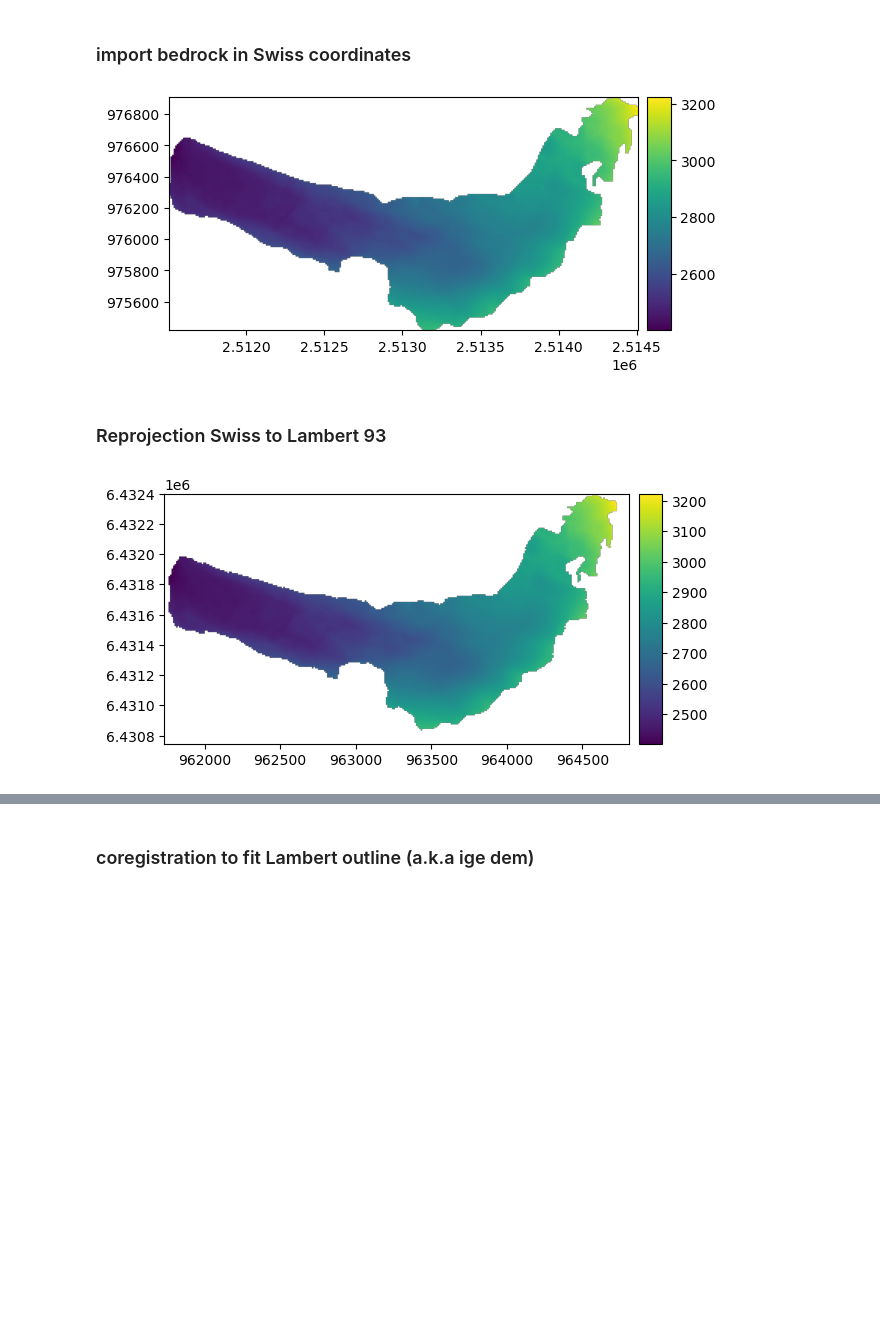
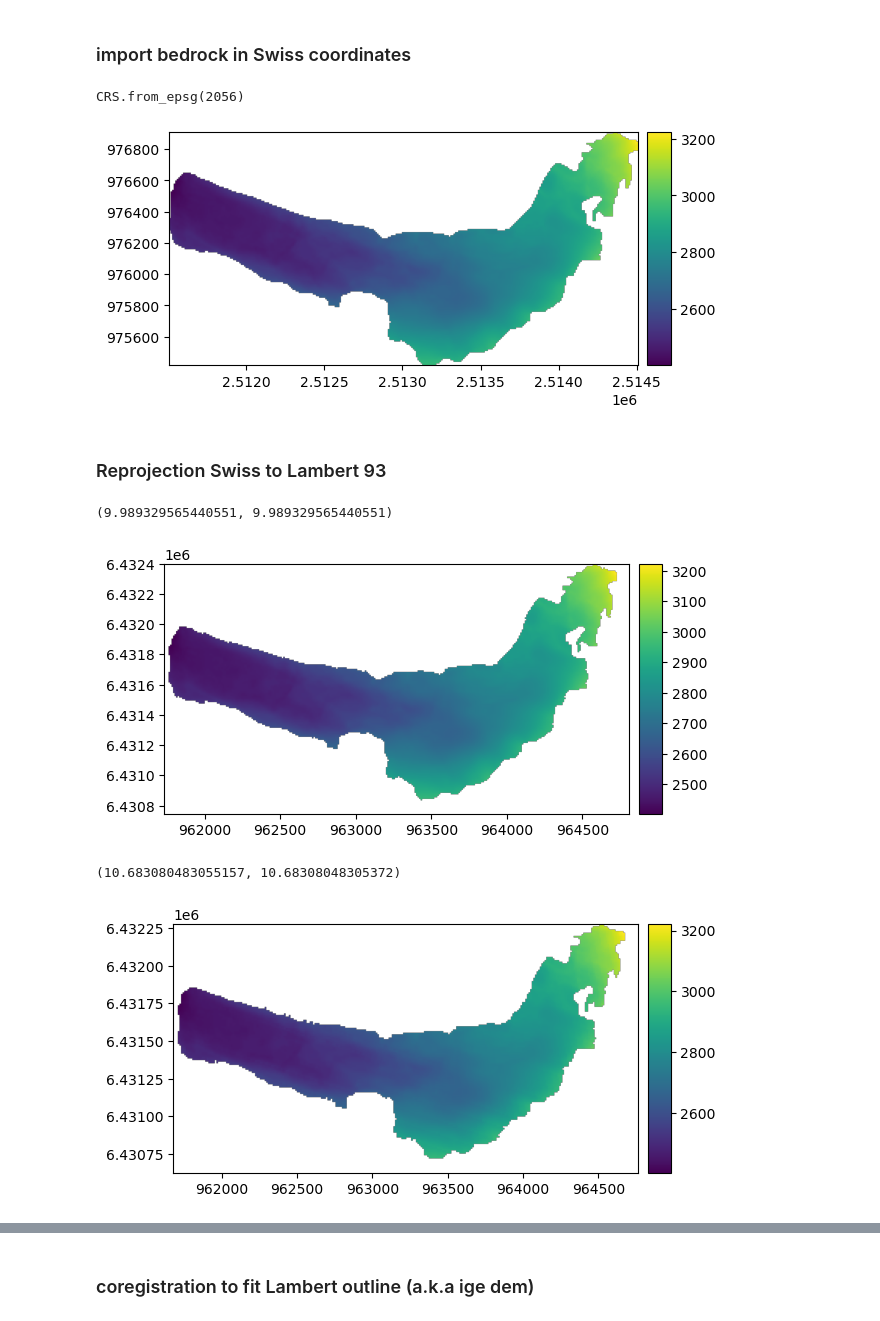
Before and after one commit to christopheogier/bonne_pierre_hydraulic_barriers, a Jupyter notebook: notebooks/DEM_handling.ipynb, the cells around one changed output, grey strips where cells are left out. Saved outputs shown, nothing was run; the diff lists cells and outputs as text; code cells hidden in the pictures; blank space fills up the shorter version.

```diff
--- a/notebooks/DEM_handling.ipynb
+++ b/notebooks/DEM_handling.ipynb
@@ -26,13 +30,27 @@ datadir_out = "/scratch-3/cogier/data/DEM_output"
 bed_lv95 = xdem.DEM(os.path.join(datadir_in, "grid_bedrock_10m.tif"))
 bed_ige = xdem.DEM(os.path.join(datadir_in, "Bedrock.tif"))
 bed_lv95.plot()
+bed_lv95.res
+bed_lv95.crs
 # %% [output]
+CRS.from_epsg(2056)
 [figure]
 # %% [markdown]
 ### Reprojection Swiss to Lambert 93 ###
 # %%
-bed = bed_lv95.reproject(crs='EPSG:2154')
-bed.save(os.path.join(datadir_out, "Bedrock_reproj.tif"))
-bed.plot()
+bed_lambert = bed_lv95.reproject(crs='EPSG:2154')
+bed_lambert.save(os.path.join(datadir_out, "Bedrock_reproj.tif"))
+bed_lambert.plot() #--> no stripes (= good) but shifted to the north --> needs co registration
+bed_lambert.res
 # %% [output]
+(9.989329565440551, 9.989329565440551)
 [figure]
+# %%
+bed_ige_corr = bed_ige.reproject(resampling=Resampling.bilinear)
+bed_ige_corr.plot()
+bed_lambert.save(os.path.join(datadir_out, "Bedrock_resample_bilinear.tif"))
+
+bed_ige.res
+# %% [output]
+(10.683080483055157, 10.68308048305372)
+[figure, added]
```
Also changed, not shown: parts of 31 cells of this notebook, 2 other files.
